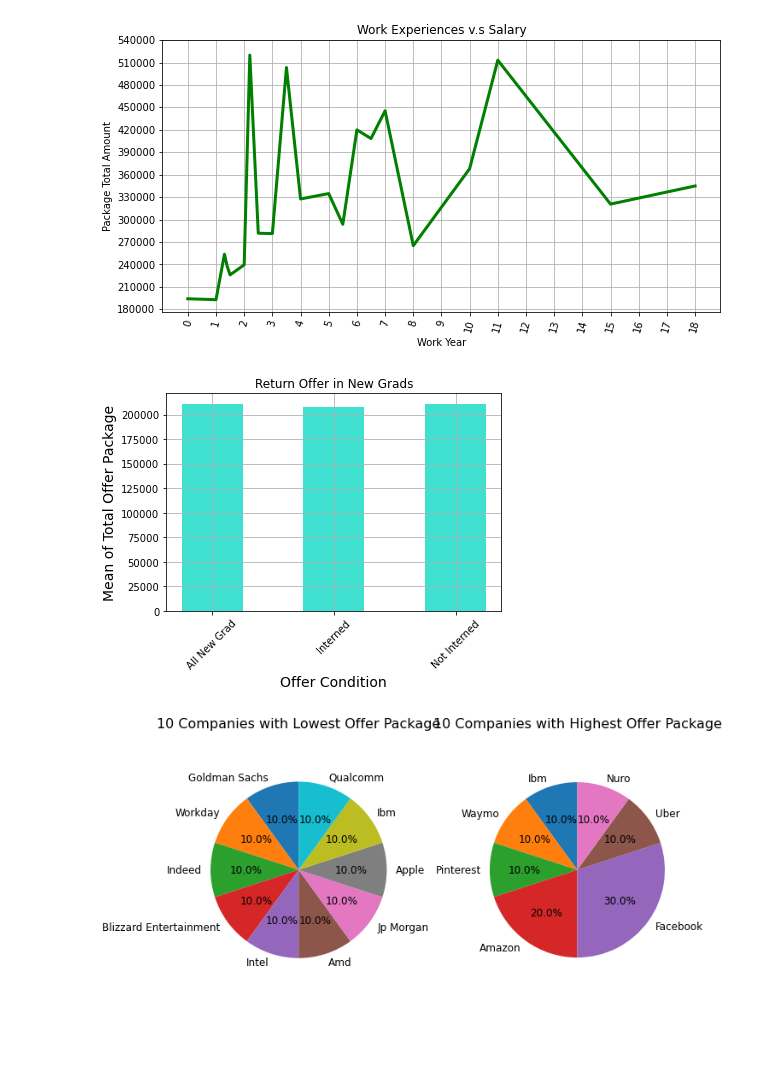
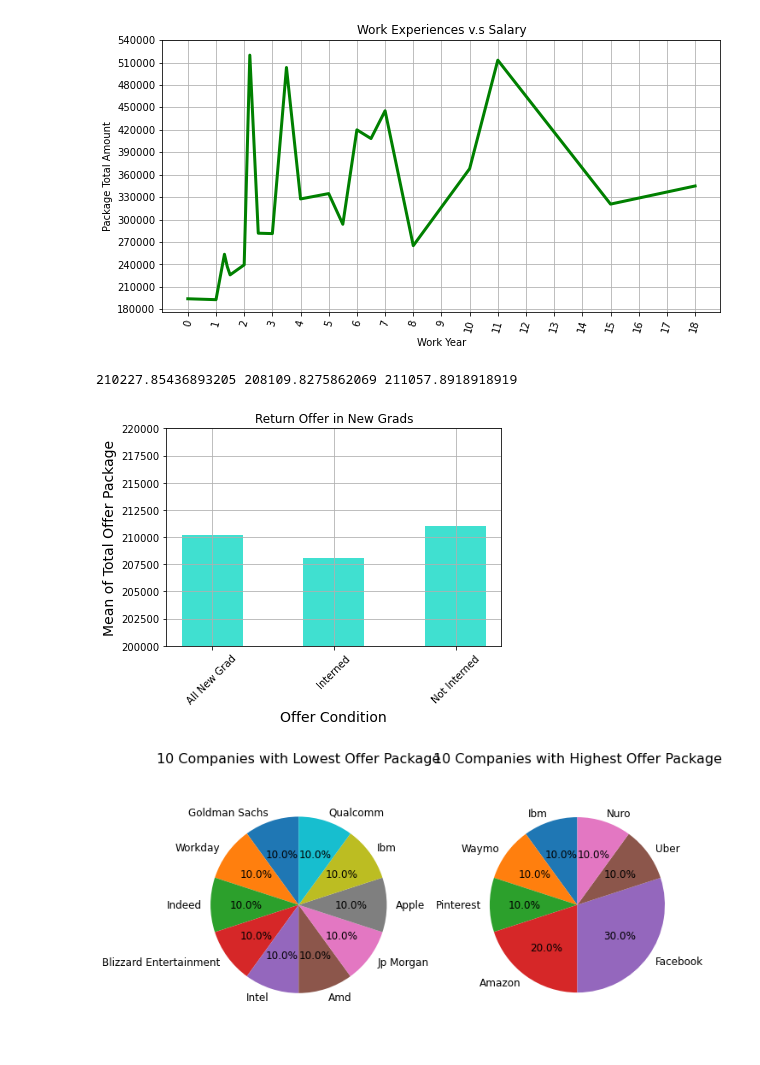
Before and after one commit to dorothyjx/damg-6105-Final-Project, a Jupyter notebook: project_final.ipynb, the cells around one changed output. Drawn from its saved outputs; the diff is of its cells as text; code cells hidden in the pictures.

Commit message:
change name,ratio of newgrad

```diff
--- a/project_final.ipynb
+++ b/project_final.ipynb
@@ -579,28 +579,34 @@ plt.savefig('./figures/WorkSalary.png', bbox_inches='tight')
 # %%
 # New Grad return offer vs normal
 # The comparison between return offer and normal.
 # Will the employees who were interned in the company be offered a higher salary?
+import math
 fulltime = salaryInfo[salaryInfo["Full Time/Intern"] == "full"]
 newgrad = fulltime[fulltime["New Grad"] == True] # (103 new grads)
 returned = newgrad[newgrad["Return"] == "Return Offer"] # (29 return offer)
 normal = newgrad[newgrad["Return"].isna()] # (74 normal offer)
-
+yReturn = [100000,20000, 20000]
 newgrad_mean = newgrad['Total'].mean()
 returned_mean = returned['Total'].mean()
 normal_mean = normal['Total'].mean()
 # print(newgrad_mean, returned_mean, normal_mean)
 news = ['All New Grad', 'Interned', 'Not Interned']
 new_means = [newgrad_mean, returned_mean, normal_mean]
 
 plt.bar(news, new_means, color = 'turquoise', width = 0.5)
 plt.title('Return Offer in New Grads')
 plt.xlabel('Offer Condition', fontsize=14)
 plt.xticks(rotation=45)
 plt.ylabel('Mean of Total Offer Package', fontsize=14)
-plt.grid()
+#plt.ylim((210000,25000))
+x1,x2,y1,y2 = plt.axis()
+plt.axis((x1,x2,200000,220000))
+plt.grid(True)
 plt.savefig('./figures/ReturnOffer.png', bbox_inches='tight')
+print(newgrad_mean, returned_mean, normal_mean)
 # %% [output]
+210227.85436893205 208109.8275862069 211057.8918918919
-[figure, old version]
+[figure, new version]
 # %%
 # Best offer companies vs lowest offer companies for new grad(top 5 vs bottom 5)
 # Expected to be a bar chart
```
Also changed, not shown: parts of 3 cells of this notebook, 7 other files.
